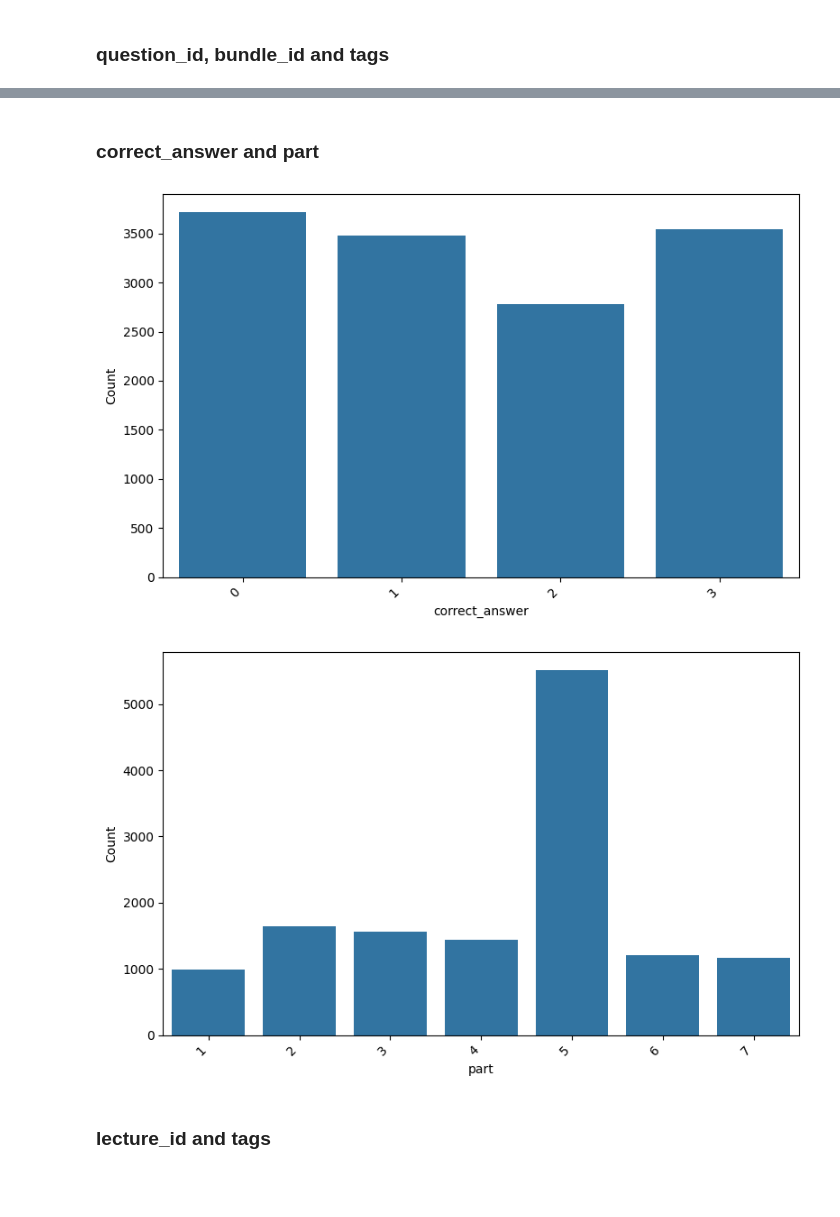
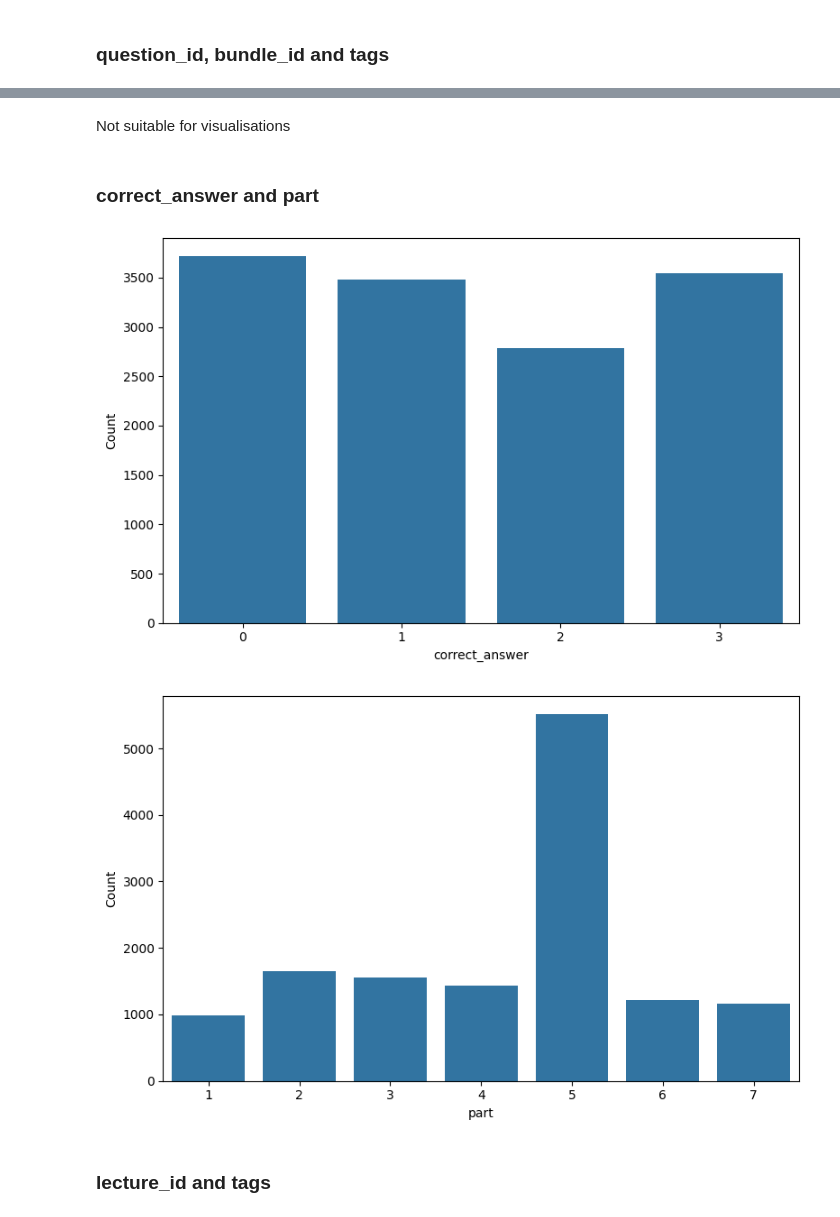
Before and after one commit to theresaskruzna/riiid_knowledge_tracing, a Jupyter notebook: 01_EDA.ipynb, the cells around one changed output, grey strips where cells are left out. Drawn from its saved outputs; the diff is of its cells as text; code cells hidden in the pictures; blank space fills up the shorter version.

Commit message:
Modify kde plot function, identify variables not suitable for visualisations

```diff
--- a/01_EDA.ipynb
+++ b/01_EDA.ipynb
@@ -479,7 +515,7 @@ def plot_kde(data, column, hue=None, title=None):
 # %% [markdown]
 Bar plot
 # %%
-def plot_bar(data, x, y=None, hue=None, color=None, title=None):
+def plot_bar(data, x, y=None, hue=None, color=None, title=None, rotate_labels=True):
     """
     Creates a customizable bar plot.
 
@@ -512,7 +548,8 @@ def plot_bar(data, x, y=None, hue=None, color=None, title=None):
         plt.title(title) # add title to plot if provided in function call
 
     # Rotate x-axis labels if there are many categories to prevent label overlap
-    plt.xticks(rotation=45, ha='right')
+    if rotate_labels: # Rotate labels conditionally
+        plt.xticks(rotation=45, ha='right')
     plt.tight_layout() # adjusts the plot padding to ensure all labels fit within the figure without being cut off
 
     plt.show() # display plot
@@ -645,12 +664,14 @@ plot_distplot(questions_df, 'tags', hue=None, title=None, kde=False)
+# %% [markdown]
+Not suitable for visualisations
 # %% [markdown]
 ### correct_answer and part
 # %%
-plot_bar(questions_df, x='correct_answer', y=None, hue=None, color=None, title=None)
+plot_bar(questions_df, x='correct_answer', y=None, hue=None, color=None, title=None, rotate_labels=False)
 # %% [output]
-[figure, old version]
+[figure, new version]
 # %%
-plot_bar(questions_df, x='part', y=None, hue=None, color=None, title=None)
+plot_bar(questions_df, x='part', y=None, hue=None, color=None, title=None, rotate_labels=False)
 # %% [output]
-[figure, old version]
+[figure, new version]
 # %% [markdown]
 ### lecture_id and tags
```
Also changed, not shown: parts of 13 cells of this notebook.
